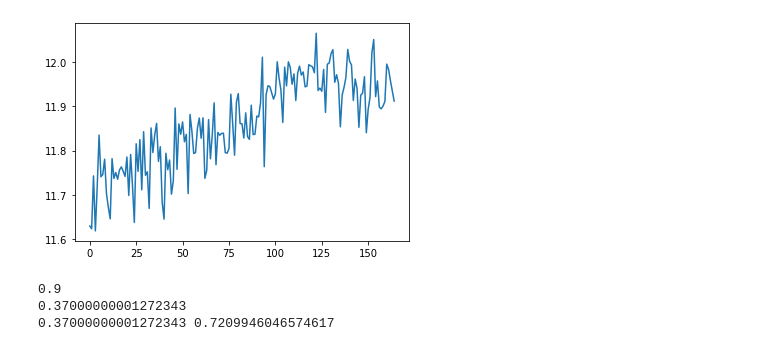
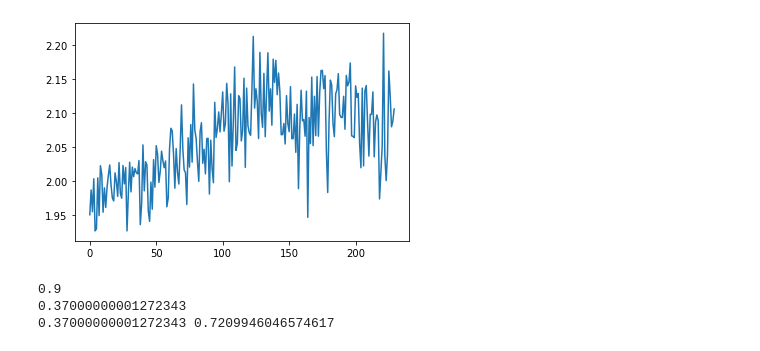
Before and after one commit to shuruiz/planning, a Jupyter notebook: intergration/result_visualizer.ipynb, the cells around one changed output. Saved outputs shown, nothing was run; the diff lists cells and outputs as text; code cells hidden in the pictures.

Commit message:
model xiii

```diff
--- a/intergration/result_visualizer.ipynb
+++ b/intergration/result_visualizer.ipynb
@@ -55,35 +55,36 @@ import numpy as np
 # reward_history = np.load('guided3a_exp_episode_history.npy', allow_pickle=True)
 # reward_history = np.load('guided3z_exp_episode_history.npy', allow_pickle=True)
 # reward_history = np.load('guided3y1_exp_episode_history.npy', allow_pickle=True)
 # reward_history = np.load('model4_thru_episode_history.npy', allow_pickle=True)
 # reward_history = np.load('model6_thru_episode_history.npy', allow_pickle=True)
 # reward_history = np.load('model5_thru_episode_history.npy', allow_pickle=True)
 # reward_history = np.load('model7_thru_episode_history.npy', allow_pickle=True)
 # reward_history = np.load('model8_thru_episode_history.npy', allow_pickle=True)
 # reward_history = np.load('model9_all_episode_history.npy', allow_pickle=True)[1000:]
 # reward_history = np.load('model8a_thru_episode_history.npy', allow_pickle=True)
 # reward_history = np.load('model8b_thru_episode_history.npy', allow_pickle=True)
 # reward_history = np.load('modelx_thru_episode_history.npy', allow_pickle=True)
 reward_history = np.load('modelxa_thru_episode_history.npy', allow_pickle=True)[:700000]
 # reward_history = np.load('modelxb_all_episode_history.npy', allow_pickle=True)
 # reward_history = np.load('modelxc_universal_episode_history.npy', allow_pickle=True)
 # reward_history = np.load('modelxd_universal_episode_history.npy', allow_pickle=True)
 reward_history =np.load('modelxe_universal_episode_history.npy',allow_pickle=True)[:700000]
 # reward_history =np.load('modelxf_universal_episode_history.npy',allow_pickle=True)
 # reward_history =np.load('modelxj_universal_episode_history.npy',allow_pickle=True)
 # reward_history =np.load('modelxg_universal_episode_history.npy',allow_pickle=True)
-reward_history =np.load('modelxI_universal_episode_history.npy',allow_pickle=True)
+reward_history =np.load('modelxI_universal_episode_history.npy',allow_pickle=True)[:800000]
+reward_history =np.load('modelxII_universal_episode_history.npy',allow_pickle=True)
 x=[]
 step=1000
 for i in range(0, len(reward_history), step):
     x.append(sum(reward_history[i:i+step])/step)
 # print(x.shape)
 plt.plot(range(len(x)), x)
 # plt.savefig("modelxa_thru_history")
 # plt.savefig('modelxe_universal')
 plt.show()
 # %% [output]
-[figure, old version]
+[figure, new version]
 # %%
 # import itertools
 # a=list(itertools.product(np.round(np.arange(-0.1,0.15,0.05), decimals=2), np.round(np.arange(-3,4,1), decimals=0)))
```
Also changed, not shown: 4 other files.
